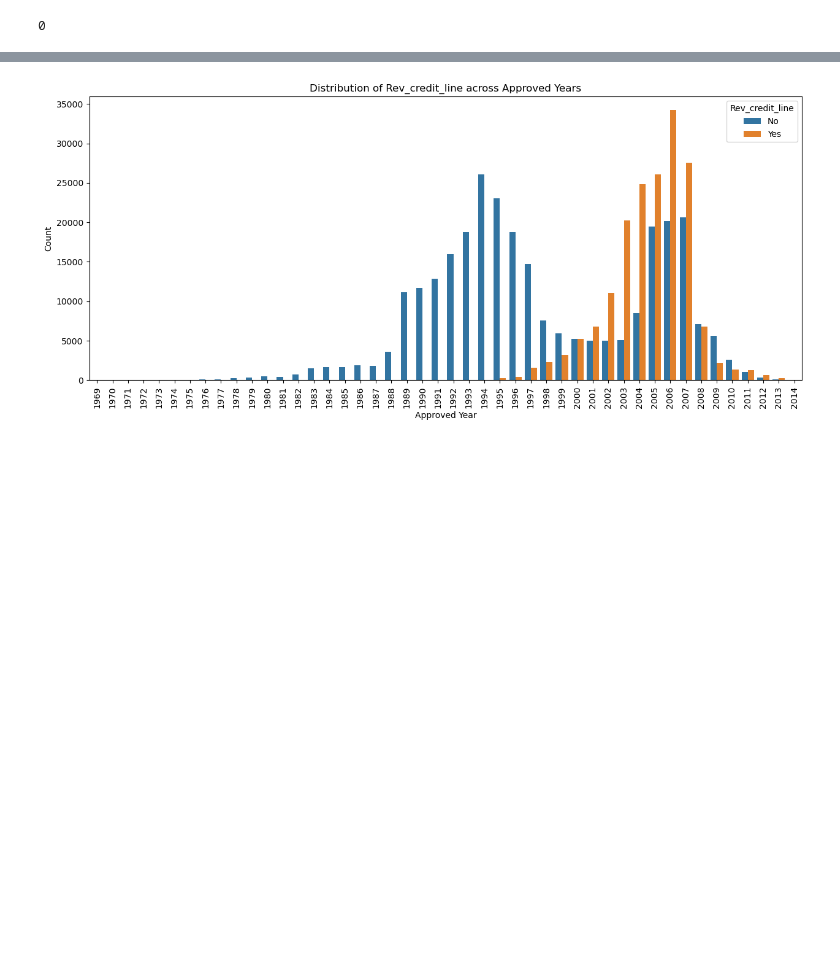
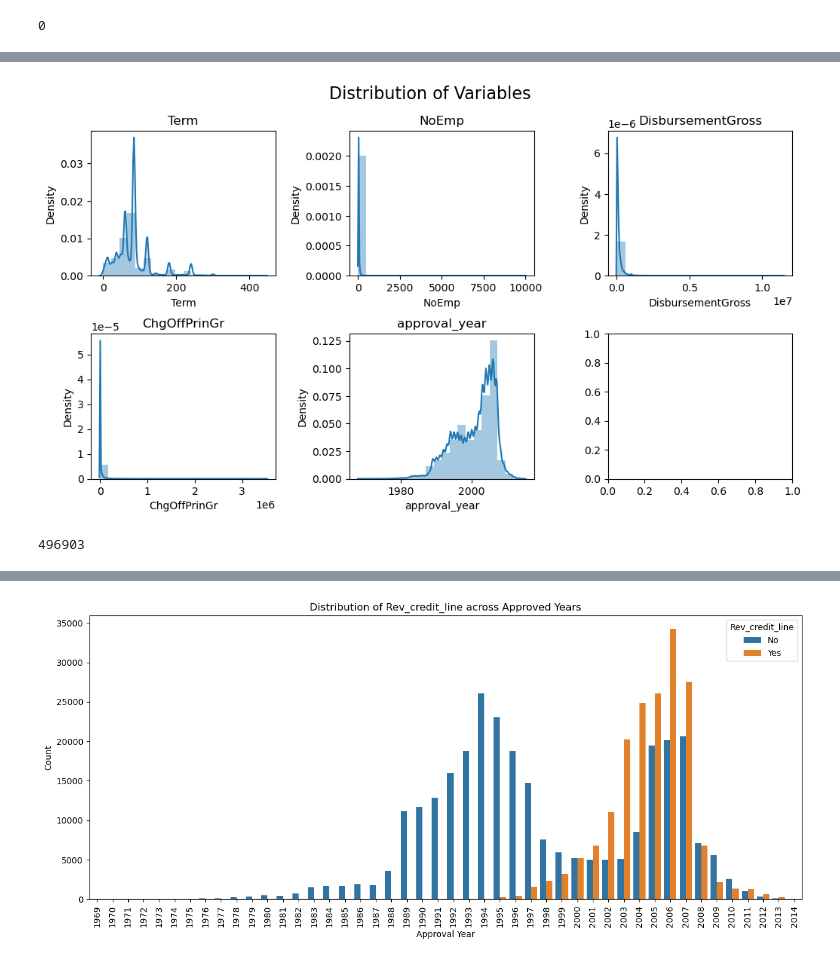
Before and after one commit to joshuaedelstein15/Loan_default, a Jupyter notebook: notebook.ipynb, the cells around one changed output, grey strips where cells are left out. Drawn from its saved outputs; the diff is of its cells as text; code cells hidden in the pictures; blank space fills up the shorter version.

```diff
--- a/notebook.ipynb
+++ b/notebook.ipynb
@@ -227,6 +241,5 @@ The count of missing values in `chg_off_date` and `chg_off_year` probably have N
 # %%
 #drop null in all
-loan_df = loan_df.dropna(subset=['MIS_Status', 'LowDoc', 'RevLineCr',
-                                 'BankState', 'Bank', 'Name', 'City', 'State', 'NewExist'])
-loan_df.isna().sum()
+loan_df = loan_df.dropna()
+loan_df.isna().sum().sum()
 # %% [output]
@@ -430,3 +429,5 @@ Name: count, dtype: int64
+# %%
+loan_df['Term'] = loan_df['Term']/12
 # %% [markdown]
 Now let's create a new column that is a boolean if the business recieving the loan is a francise, and we will drop the old column.
 # %%
@@ -639,0 +603,12 @@ Name: Rev_credit_line, dtype: float64
+# %%
+loan_df = loan_df.drop('BalanceGross', axis=1)
+# %%
+#columns to convert
+strip_columns = ['DisbursementGross', 'ChgOffPrinGr', 'GrAppv','SBA_Appv']
+
+#remove all punctuation that isn't a period, and store it as float
+for col in strip_columns:
+    loan_df[col] = loan_df[col].str.replace(r'[^\d.]', '', regex=True).astype(float)
+
+#preview results
+loan_df['DisbursementGross'].head()
@@ -639,0 +681,27 @@ Name: Rev_credit_line, dtype: float64
+# %%
+columns = ['Term', 'NoEmp','DisbursementGross', 'ChgOffPrinGr', 'approval_year']
+
+# Set figure size and create subplots
+fig, axs = plt.subplots(nrows=2, ncols=3, figsize=(12, 6))
+
+# Flatten axes
+axs = axs.flatten()
+
+for i, col in enumerate(columns):
+    sns.distplot(df[col], bins=20, ax=axs[i])
+    axs[i].set_title(col)
+
+# Add a main title
+fig.suptitle('Distribution of Variables', fontsize=16)
+
+# Adjust the spacing between subplots
+plt.subplots_adjust(hspace=0.4, wspace=0.4)
+
+# Show the plot
+plt.show()
+# %% [output]
+[figure, added]
+# %%
+len(loan_df[loan_df.ChgOffPrinGr == 0])
+# %% [output]
+496903
```
Also changed, not shown: parts of 78 cells of this notebook.
